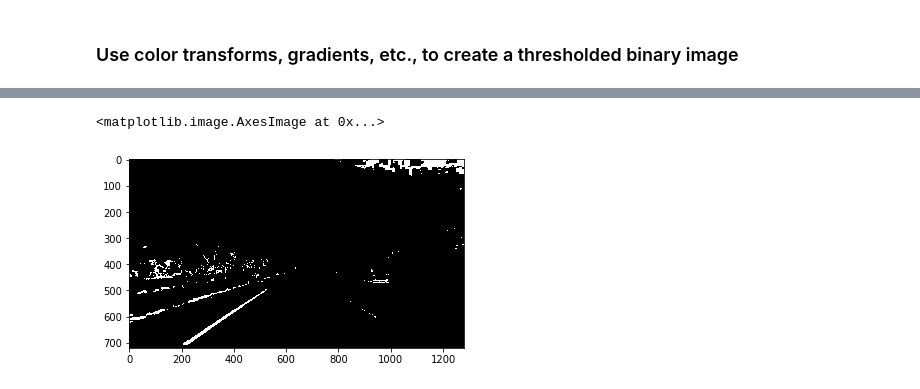
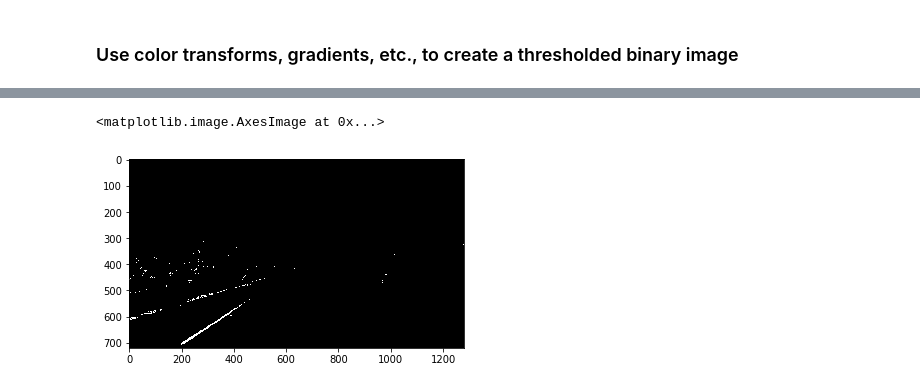
Before and after one commit to husams/CarND-Advanced-Lane-Lines, a Jupyter notebook: project.ipynb, the cells around one changed output, grey strips where cells are left out. Saved outputs shown, nothing was run; the diff lists cells and outputs as text; code cells hidden in the pictures.

```diff
--- a/project.ipynb
+++ b/project.ipynb
@@ -84,7 +84,7 @@ ax2.set_title('Undistorted Image', fontsize=30)
 # %% [markdown]
 ## Apply a distortion correction to raw images
 # %%
-image = im.imread("./frame_608.jpg")
+image = im.imread("./frame_614.jpg")
 und_image =  cv2.undistort(image, mtx, dist, None, mtx)
 
 f, (ax1, ax2) = plt.subplots(1, 2, figsize=(20,10))
@@ -120,14 +242,22 @@ plt.imshow(sxbinary, cmap='gray')
 # %%
-thresh = (120,255)
+def color_binary(image, thresh=(0,255)):
+    binary = np.zeros_like(image)
+    binary[(image > thresh[0]) & (image <= thresh[1])] = 1
+    return binary
+
+thresh = (40,255)
 HLS    = cv2.cvtColor(und_image, cv2.COLOR_RGB2HLS)
 H      = HLS[:,:,0]
 L      = HLS[:,:,1]
 S      = HLS[:,:,2]
-binary = np.zeros_like(H)
-binary[(S > thresh[0]) & (S <= thresh[1])] = 1
+s_binary = color_binary(S, thresh=(170,250))
+l_binary = color_binary(L, thresh=(120,250))
+
+binary = np.zeros_like(S)
+binary[(s_binary==1) | (s_binary == 1)] = 1
 plt.imshow(binary, cmap='gray')
 # %% [output]
 <matplotlib.image.AxesImage at 0x...>
-[figure, old version]
+[figure, new version]
 # %%
 combined_binary = np.zeros_like(binary)
```
Also changed, not shown: parts of 16 cells of this notebook, 4 other files.
